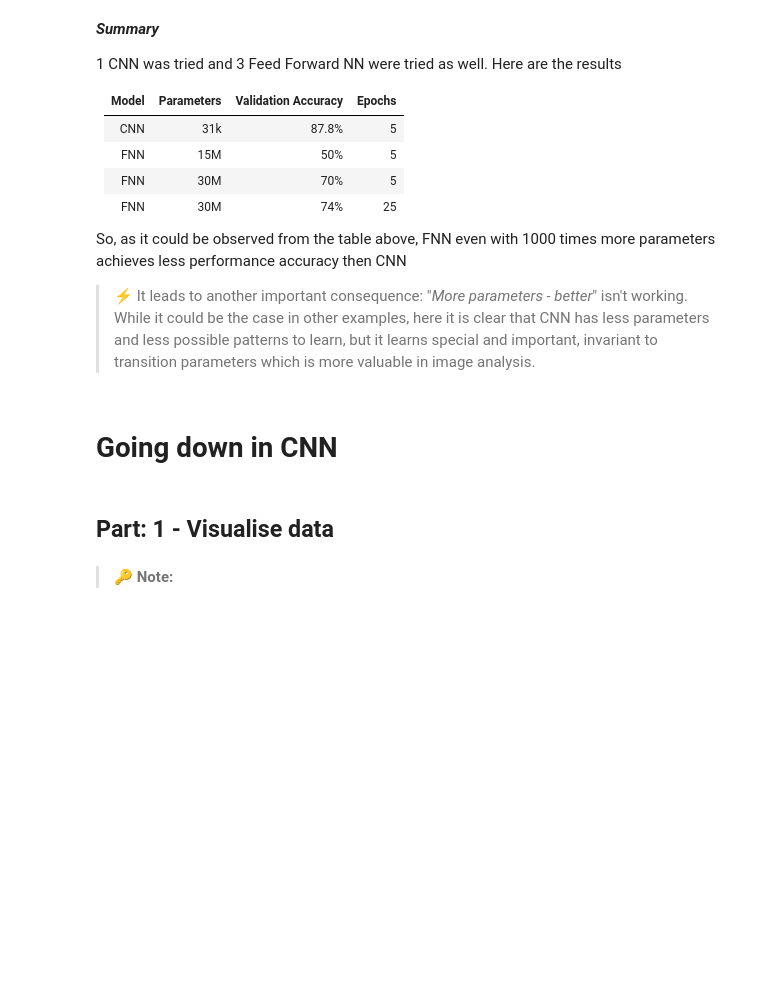
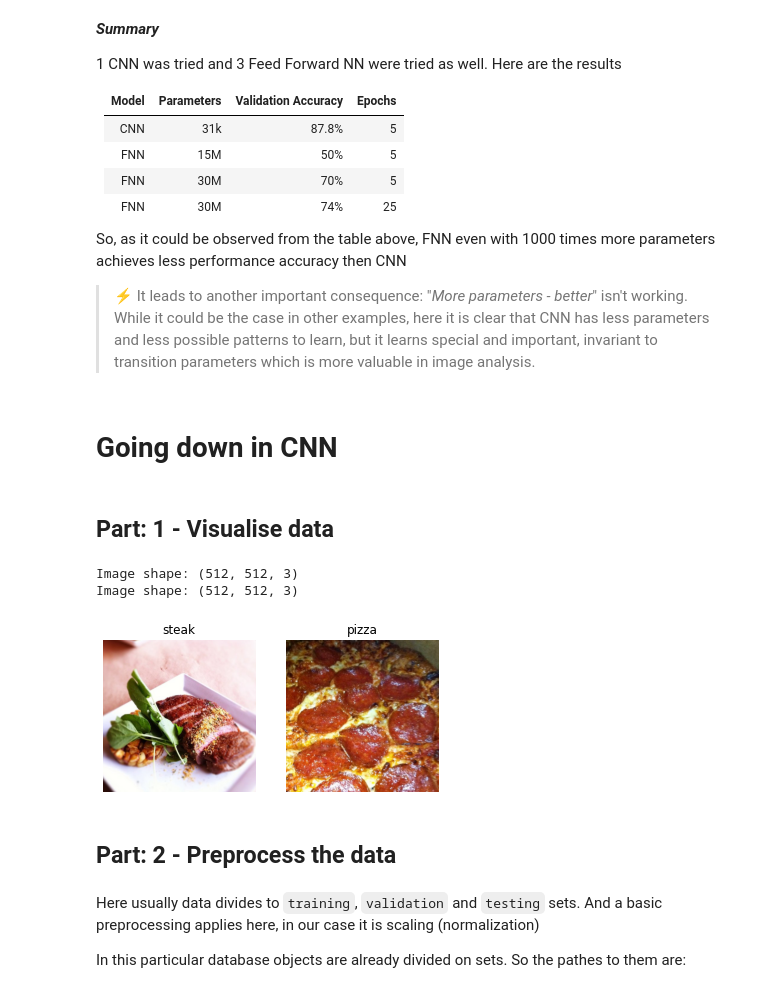
Before and after one commit to Nik-Kras/ZeroToMastery-TensorFlow-MyNotes, a Jupyter notebook: 04. Computer Vision/04. CV - Notes.ipynb, the cells around one changed output. Cells and saved outputs as stored; diff of their text form; code cells hidden in the pictures; blank space fills up the shorter version.

```diff
--- a/04. Computer Vision/04. CV - Notes.ipynb
+++ b/04. Computer Vision/04. CV - Notes.ipynb
@@ -464,5 +464,22 @@ So, as it could be observed from the table above, FNN even with 1000 times more
 # Going down in CNN
 # %% [markdown]
 ## Part: 1 - Visualise data
-# %% [markdown]
-> 🔑 **Note:**
+# %%
+plt.figure()
+plt.subplot(1,2,1)
+steak_img = view_random_image("pizza_steak/train/", "steak")
+#plt.imshow(steak_img)
+plt.subplot(1,2,2)
+pizza_img = view_random_image("pizza_steak/train/", "pizza")
+#plt.imshow(pizza_img)
+#plt.show()
+# %% [output]
+Image shape: (512, 512, 3)
+Image shape: (512, 512, 3)
+[figure, added]
+# %% [markdown]
+## Part: 2 - Preprocess the data
+# %% [markdown]
+Here usually data divides to `training`, `validation` and `testing` sets. And a basic preprocessing applies here, in our case it is scaling (normalization)
+
+In this particular database objects are already divided on sets. So the pathes to them are:
```
Also changed, not shown: parts of 39 cells of this notebook, 2 other files.
